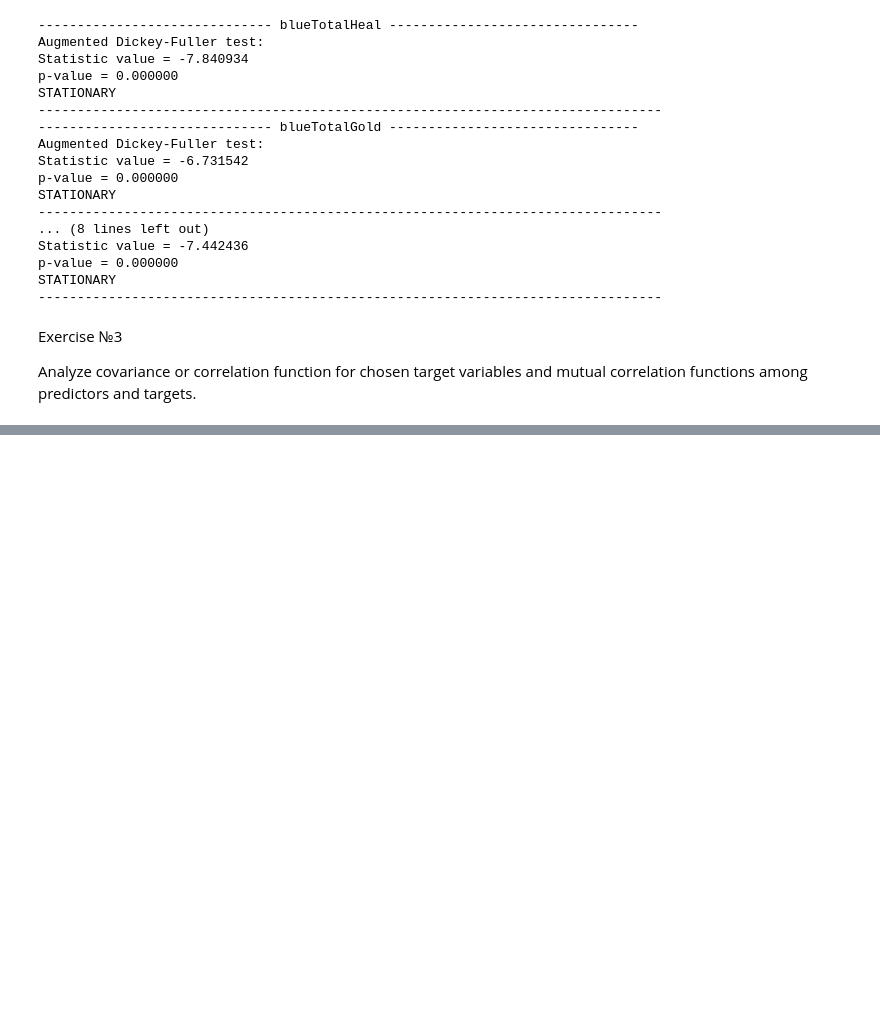
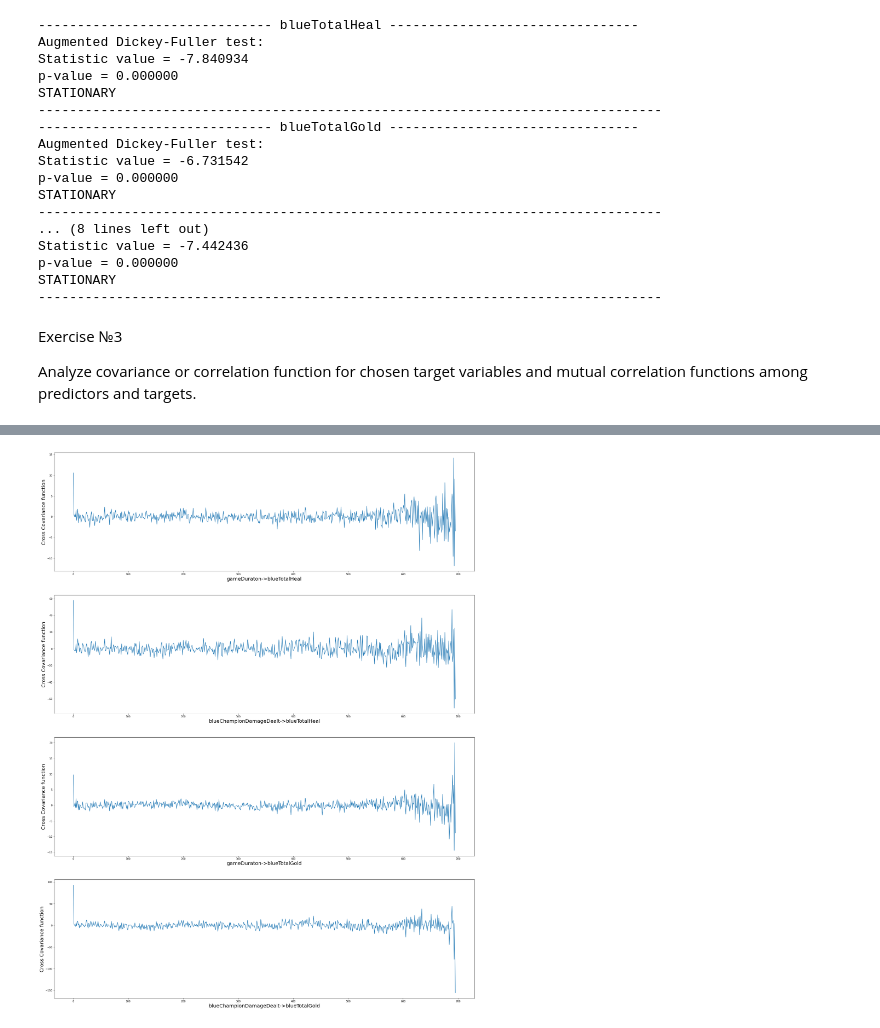
Before and after one commit to vandosik/M-M-MSA, a Jupyter notebook: Lab_4/lab_4.ipynb, the cells around one changed output, grey strips where cells are left out. Drawn from its saved outputs; the diff is of its cells as text; code cells hidden in the pictures; blank space fills up the shorter version.

```diff
--- a/Lab_4/lab_4.ipynb
+++ b/Lab_4/lab_4.ipynb
@@ -147,0 +157,15 @@ for col_name in target_cols:
+# %%
+# Analize the cross-covariance between predictor->target
+
+fig, axes = plt.subplots(len(target_cols)*len(pred_cols), figsize=(30, 10 * len(target_cols) * len(pred_cols)))
+idx = 0
+
+for targ_name in target_cols:
+    for pred_name in pred_cols:
+
+        axes[idx].plot(stattools.ccovf(x = df_stat[pred_name], y = df_stat[targ_name], fft=False))
+        axes[idx].set_xlabel(pred_name+'->'+targ_name, fontsize = 20)
+        axes[idx].set_ylabel(u'Cross Covariance function', fontsize = 20)
+        idx += 1
+# %% [output]
+[figure, added]
```
Also changed, not shown: parts of 7 cells of this notebook.
